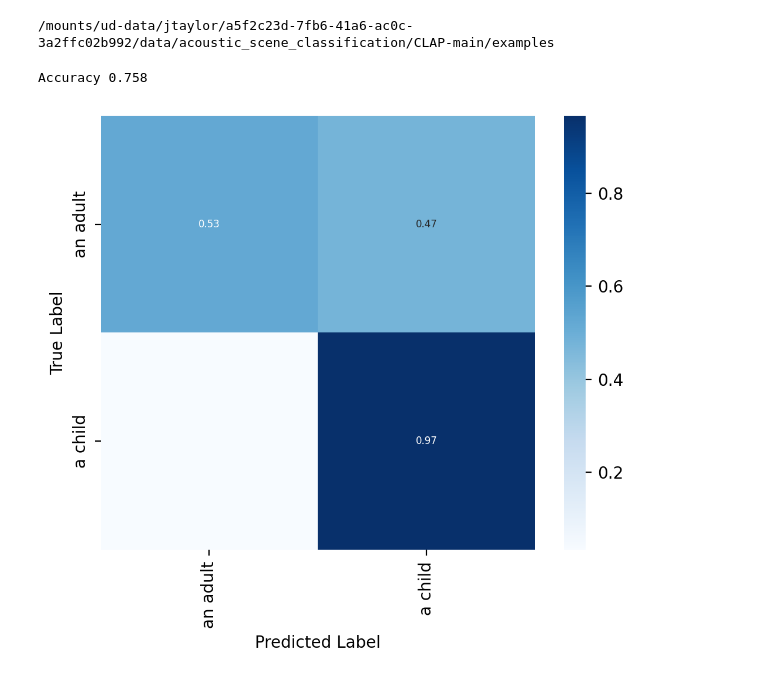
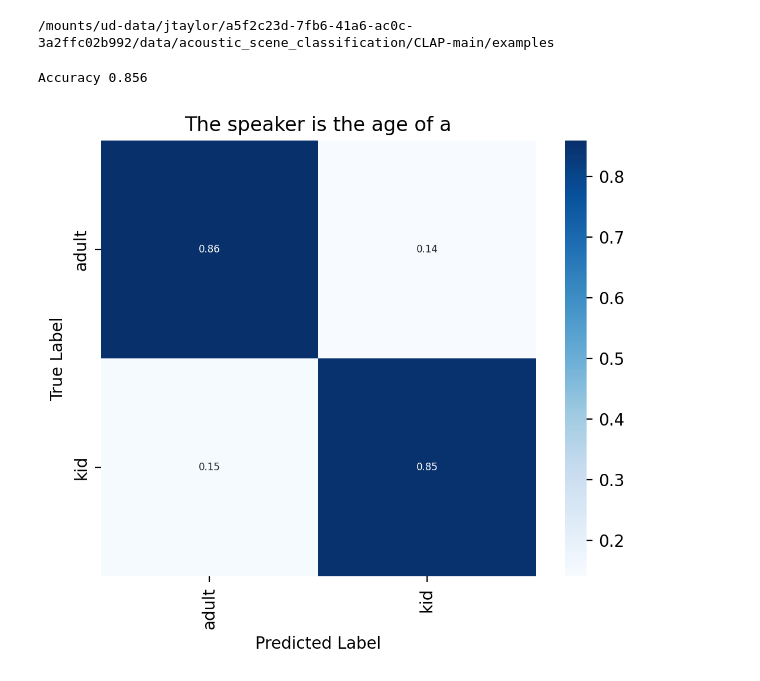
Before and after one commit to Jamesetay1/acoustic_scene_classification, a Jupyter notebook: CLAP-main/examples/childspeech_datatang_classification.ipynb, the cells around one changed output. Cells and saved outputs as stored; diff of their text form; code cells hidden in the pictures.

```diff
--- a/CLAP-main/examples/childspeech_datatang_classification.ipynb
+++ b/CLAP-main/examples/childspeech_datatang_classification.ipynb
@@ -76,7 +76,7 @@ print(class_id_map)
 promptv1 = 'The speaker is the age of a' #[child, adult]
 promptv2 = 'The speaker is the age of' #[a child, an adult]
 promptv3 = 'The speaker is the age of a' #[kid, adult]
-y = [promptv1 + x for x in classes]
+y = [promptv3 + x for x in classes]
 # %% [output]
 {'adult': 0, 'kid': 1}
 # %%
@@ -112,39 +112,40 @@ y_pred_val = np.argmax(y_pred, axis=1)
 acc = accuracy_score(np.argmax(y_lab, axis=1), np.argmax(y_pred, axis=1))
 print('Accuracy {}'.format(acc))
 # %% [output]
-Accuracy 0.758
+Accuracy 0.856
 # %%
 import seaborn as sns
 import matplotlib.pyplot as plt
 from sklearn.metrics import confusion_matrix
 
 # get confusion matrix
 conf_matrix = confusion_matrix(y_label_val,y_pred_val)
 conf_mat_norm_recall = conf_matrix.astype('float32')/conf_matrix.sum(axis=1)[:,np.newaxis]
 recall_by_class = np.diagonal(conf_mat_norm_recall)
 mean_recall = np.mean(recall_by_class)
 
 # Calculate row sums to use for percentages
 row_sums = conf_matrix.sum(axis=1)
 
 # Calculate percentages
 percentages = (conf_matrix.T / row_sums).T  # Transpose for division, then transpose back
 
 # Format percentages as strings with '%' symbol
 annot_data = [['{:.2f}'.format(val) for val in row] for row in percentages]
 annot_data = [['' if float(val <= 0.04) else '{:.2f}'.format(val) for val in row] for row in percentages]
 
 plt.figure(dpi=200)
 
 annot_kws = {'size': 6}
 ax = sns.heatmap(percentages, xticklabels=classes, yticklabels=classes, annot=annot_data, fmt='', square=True, cmap='Blues', annot_kws=annot_kws)
 ax.set_xlabel('Predicted Label')
 ax.set_xticklabels(ax.get_xticklabels(), rotation = 90)
 ax.set_ylabel('True Label')
+ax.set_title(promptv1)
 
 #plt.subplots_adjust(left=0.2, bottom=0.35)
 plt.show()
 # %% [output]
-[figure, old version]
+[figure, new version]
 # %%
 /bucket/data_collection/datasets/web_free_data/source/youtube_children_podcasts_122023/meta.csv
```
Also changed, not shown: 3 other files.
